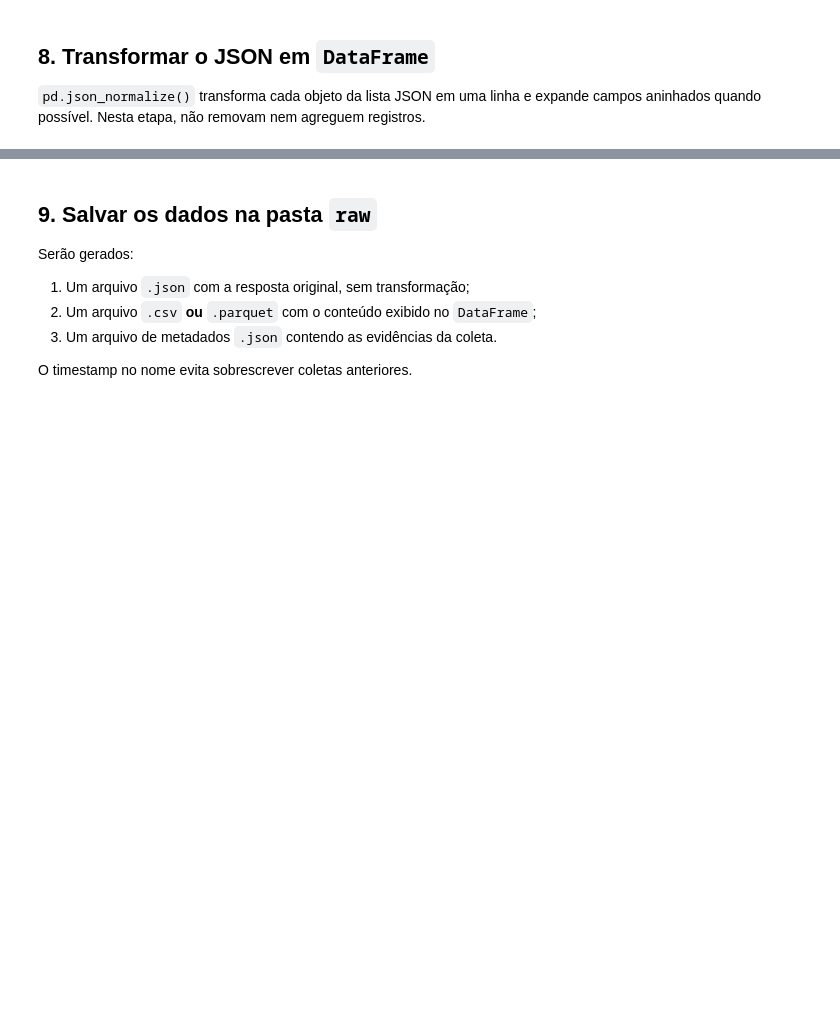
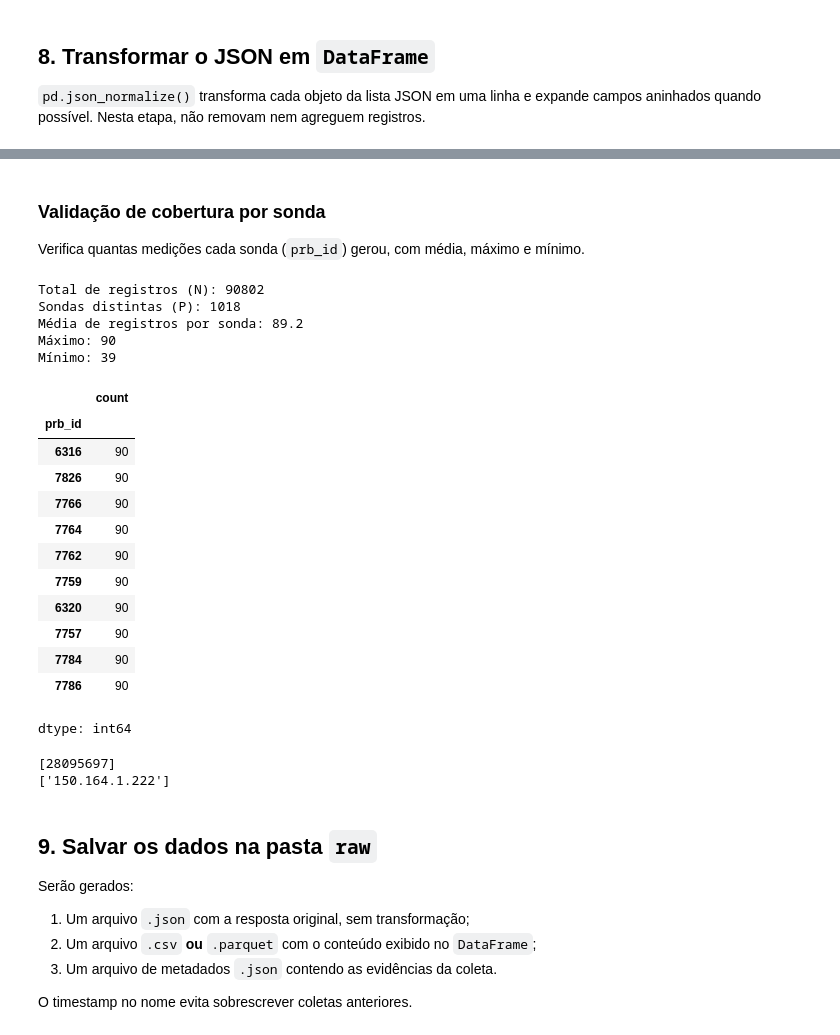
Before and after one commit to ViniEduOliveira/project-redes, a Jupyter notebook: 2_Coleta_de_dados.ipynb, the cells around one changed output, grey strips where cells are left out. Saved outputs shown, nothing was run; the diff lists cells and outputs as text; code cells hidden in the pictures; blank space fills up the shorter version.

```diff
--- a/2_Coleta_de_dados.ipynb
+++ b/2_Coleta_de_dados.ipynb
@@ -347,3 +347,41 @@ memory usage: 77.7+ MB
+# %% [markdown]
+### Validação de cobertura por sonda
+Verifica quantas medições cada sonda (`prb_id`) gerou, com média, máximo e mínimo.
+# %%
+contagem_por_sonda = df_raw["prb_id"].value_counts()
+
+print("Total de registros (N):", len(df_raw))
+print("Sondas distintas (P):", contagem_por_sonda.shape[0])
+print("Média de registros por sonda:", round(contagem_por_sonda.mean(), 2))
+print("Máximo:", contagem_por_sonda.max())
+print("Mínimo:", contagem_por_sonda.min())
+
+display(contagem_por_sonda.head(10))
+# %% [output]
+Total de registros (N): 90802
+Sondas distintas (P): 1018
+Média de registros por sonda: 89.2
+Máximo: 90
+Mínimo: 39
+|  | count |
+| prb_id |  |
+| 6316 | 90 |
+| 7826 | 90 |
+| 7766 | 90 |
+| 7764 | 90 |
+| 7762 | 90 |
+| 7759 | 90 |
+| 6320 | 90 |
+| 7757 | 90 |
+| 7784 | 90 |
+| 7786 | 90 |
+dtype: int64
+# %%
+print(df_raw["msm_id"].unique())
+print(df_raw["dst_addr"].unique()[:5])
+# %% [output]
+[28095697]
+['150.164.1.222']
 # %% [markdown]
 ## 9. Salvar os dados na pasta `raw`
 
```
Also changed, not shown: parts of 12 cells of this notebook.
